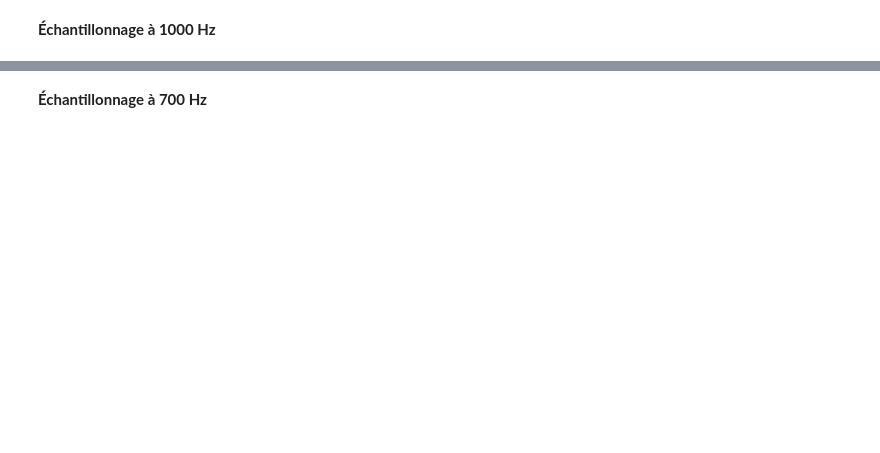
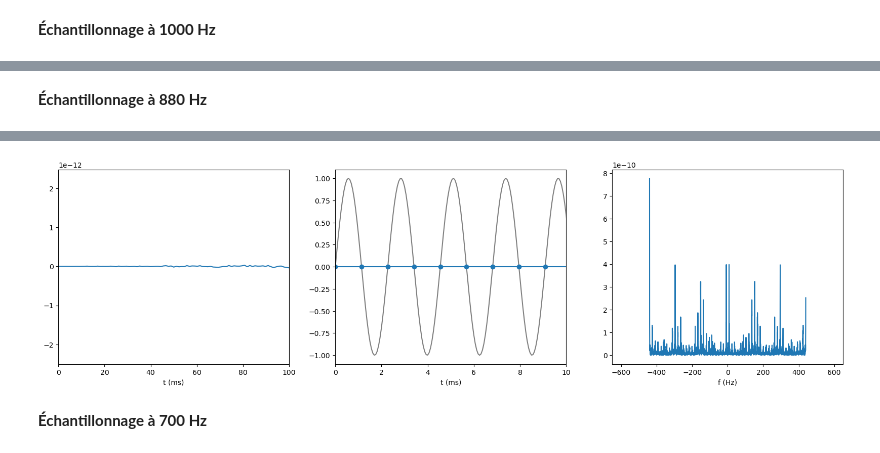
Before and after one commit to vincmazet/signal1, a Jupyter notebook: numerisation/tpc1.ipynb, the cells around one changed output, grey strips where cells are left out. Drawn from its saved outputs; the diff is of its cells as text; code cells hidden in the pictures; blank space fills up the shorter version.

```diff
--- a/numerisation/tpc1.ipynb
+++ b/numerisation/tpc1.ipynb
@@ -76,3 +78,9 @@ la(1000)
 # %% [output]
 [interactive output not drawn]
 [figure]
+# %% [markdown]
+**Échantillonnage à 880 Hz**
+# %%
+
+la(880)
+# %% [output]
@@ -79,3 +88,4 @@ la(1000)
+[figure, added]
 # %% [markdown]
 **Échantillonnage à 700 Hz**
 # %%
```
Also changed, not shown: parts of 4 cells of this notebook, 4 other files.
